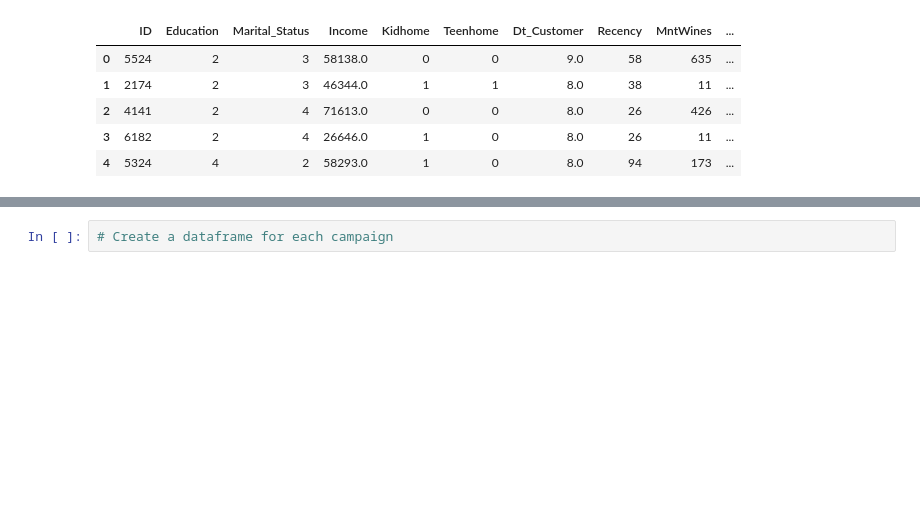
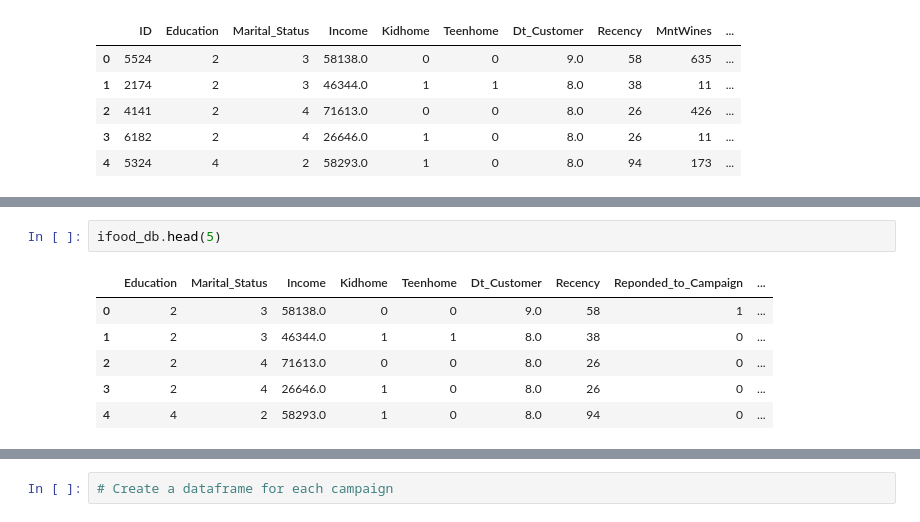
Before and after one commit to SauKno/Final_Project_Sales_Projection, a Jupyter notebook: Classification_Cmp_Cohort.ipynb, the cells around one changed output, grey strips where cells are left out. Cells and saved outputs as stored; diff of their text form; blank space fills up the shorter version.

```diff
--- a/Classification_Cmp_Cohort.ipynb
+++ b/Classification_Cmp_Cohort.ipynb
@@ -132,0 +141,9 @@ ifood_db.head(5)
+# %%
+ifood_db.head(5)
+# %% [output]
+|  | Education | Marital_Status | Income | Kidhome | Teenhome | Dt_Customer | Recency | Reponded_to_Campaign | ... |
+| 0 | 2 | 3 | 58138.0 | 0 | 0 | 9.0 | 58 | 1 | ... |
+| 1 | 2 | 3 | 46344.0 | 1 | 1 | 8.0 | 38 | 0 | ... |
+| 2 | 2 | 4 | 71613.0 | 0 | 0 | 8.0 | 26 | 0 | ... |
+| 3 | 2 | 4 | 26646.0 | 1 | 0 | 8.0 | 26 | 0 | ... |
+| 4 | 4 | 2 | 58293.0 | 1 | 0 | 8.0 | 94 | 0 | ... |
```
Also changed, not shown: parts of 9 cells of this notebook.
